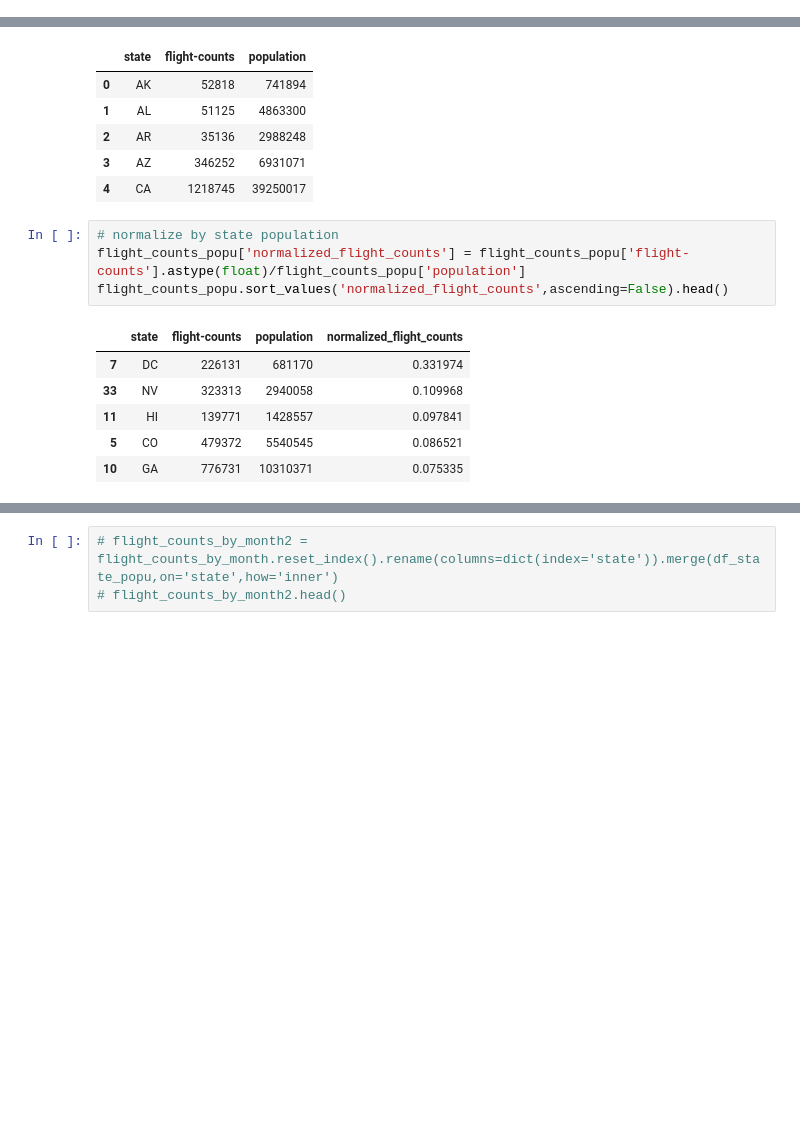
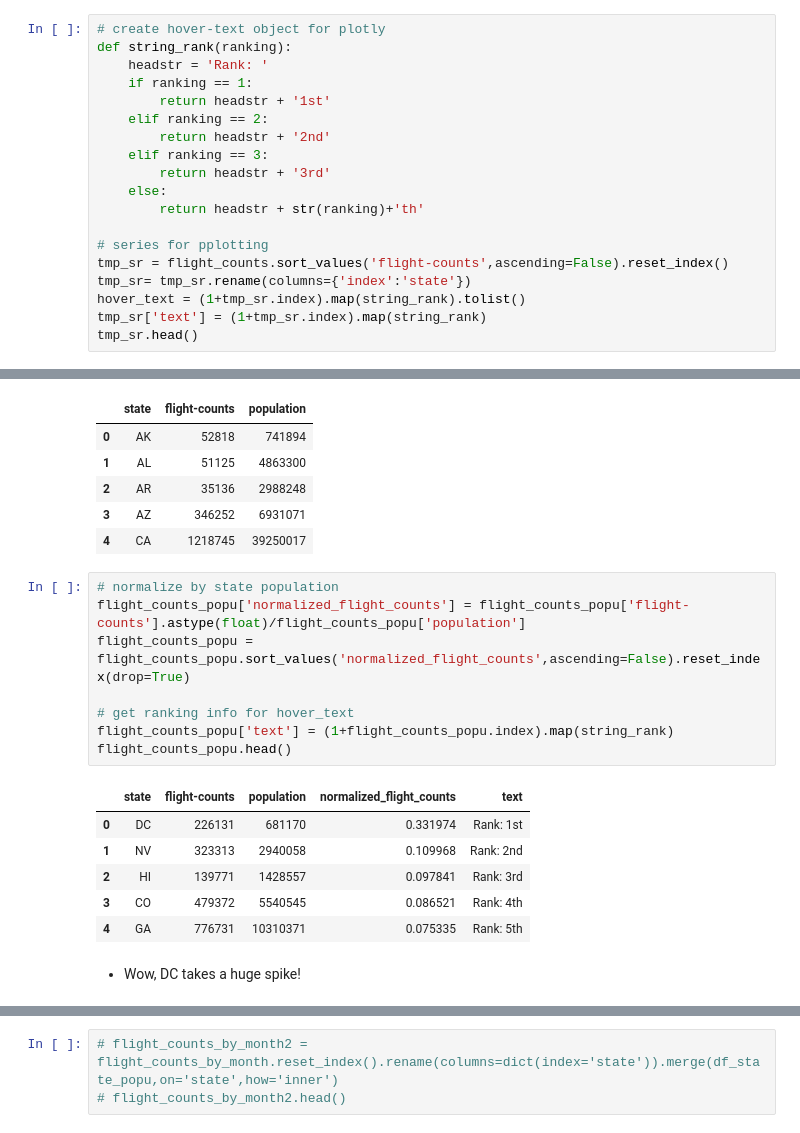
Before and after one commit to wtak23/airtraffic, a Jupyter notebook: final_scripts/flight-count-analysis.ipynb, the cells around one changed output, grey strips where cells are left out. Saved outputs shown, nothing was run; the diff lists cells and outputs as text; blank space fills up the shorter version.

```diff
--- a/final_scripts/flight-count-analysis.ipynb
+++ b/final_scripts/flight-count-analysis.ipynb
@@ -613,3 +635,22 @@ flight_counts.T
 1 rows × 54 columns
 # %% [markdown]
 - Cool, we're ready to plot
+# %%
+# create hover-text object for plotly
+def string_rank(ranking):
+    headstr = 'Rank: '
+    if ranking == 1:
+        return headstr + '1st'
+    elif ranking == 2:
+        return headstr + '2nd'
+    elif ranking == 3:
+        return headstr + '3rd'
+    else:
+        return headstr + str(ranking)+'th'
+
+# series for pplotting
+tmp_sr = flight_counts.sort_values('flight-counts',ascending=False).reset_index()
+tmp_sr= tmp_sr.rename(columns={'index':'state'})
+hover_text = (1+tmp_sr.index).map(string_rank).tolist()
+tmp_sr['text'] = (1+tmp_sr.index).map(string_rank)
+tmp_sr.head()
@@ -708,14 +753,20 @@ flight_counts_popu.head()
 # %%
 # normalize by state population
 flight_counts_popu['normalized_flight_counts'] = flight_counts_popu['flight-counts'].astype(float)/flight_counts_popu['population']
-flight_counts_popu.sort_values('normalized_flight_counts',ascending=False).head()
+flight_counts_popu = flight_counts_popu.sort_values('normalized_flight_counts',ascending=False).reset_index(drop=True)
+
+# get ranking info for hover_text
+flight_counts_popu['text'] = (1+flight_counts_popu.index).map(string_rank)
+flight_counts_popu.head()
 # %% [output]
-|  | state | flight-counts | population | normalized_flight_counts |
-| 7 | DC | 226131 | 681170 | 0.331974 |
-| 33 | NV | 323313 | 2940058 | 0.109968 |
-| 11 | HI | 139771 | 1428557 | 0.097841 |
-| 5 | CO | 479372 | 5540545 | 0.086521 |
-| 10 | GA | 776731 | 10310371 | 0.075335 |
+|  | state | flight-counts | population | normalized_flight_counts | text |
+| 0 | DC | 226131 | 681170 | 0.331974 | Rank: 1st |
+| 1 | NV | 323313 | 2940058 | 0.109968 | Rank: 2nd |
+| 2 | HI | 139771 | 1428557 | 0.097841 | Rank: 3rd |
+| 3 | CO | 479372 | 5540545 | 0.086521 | Rank: 4th |
+| 4 | GA | 776731 | 10310371 | 0.075335 | Rank: 5th |
+# %% [markdown]
+- Wow, DC takes a huge spike!
 # %%
 # took this colorscale from: https://plot.ly/python/choropleth-maps/
 colorscale = [[0.0, 'rgb(242,240,247)'],[0.2, 'rgb(218,218,235)'],[0.4, 'rgb(188,189,220)'],\
```
Also changed, not shown: parts of 26 cells of this notebook, 14 other files.
